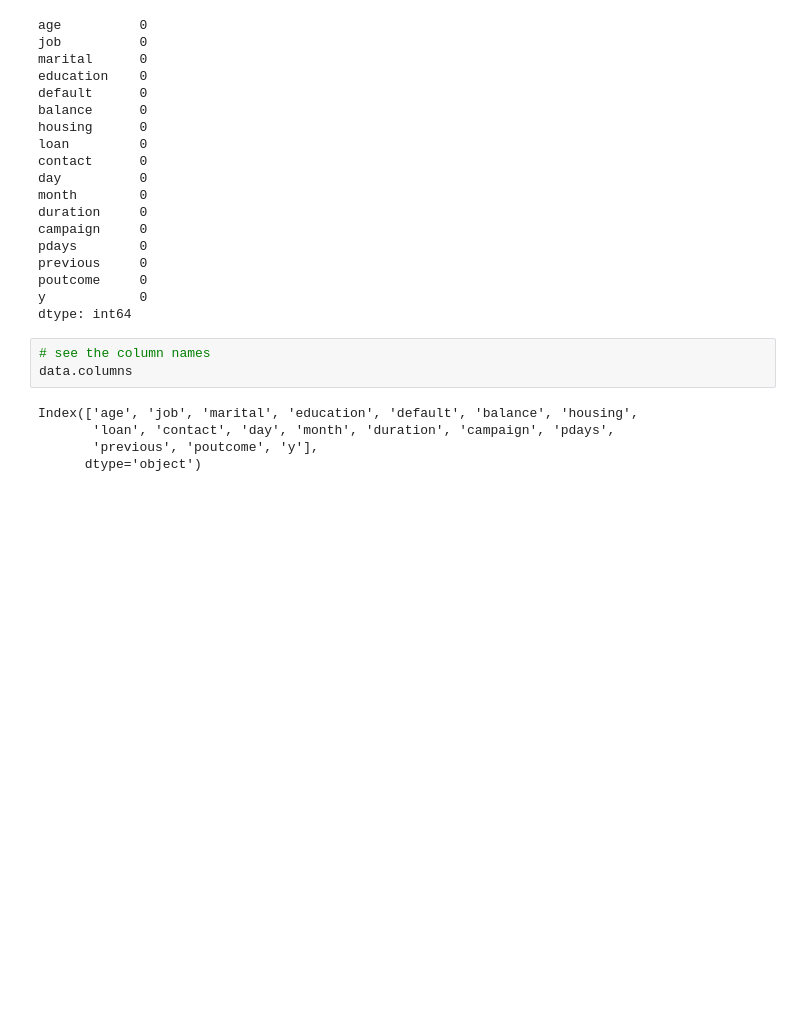
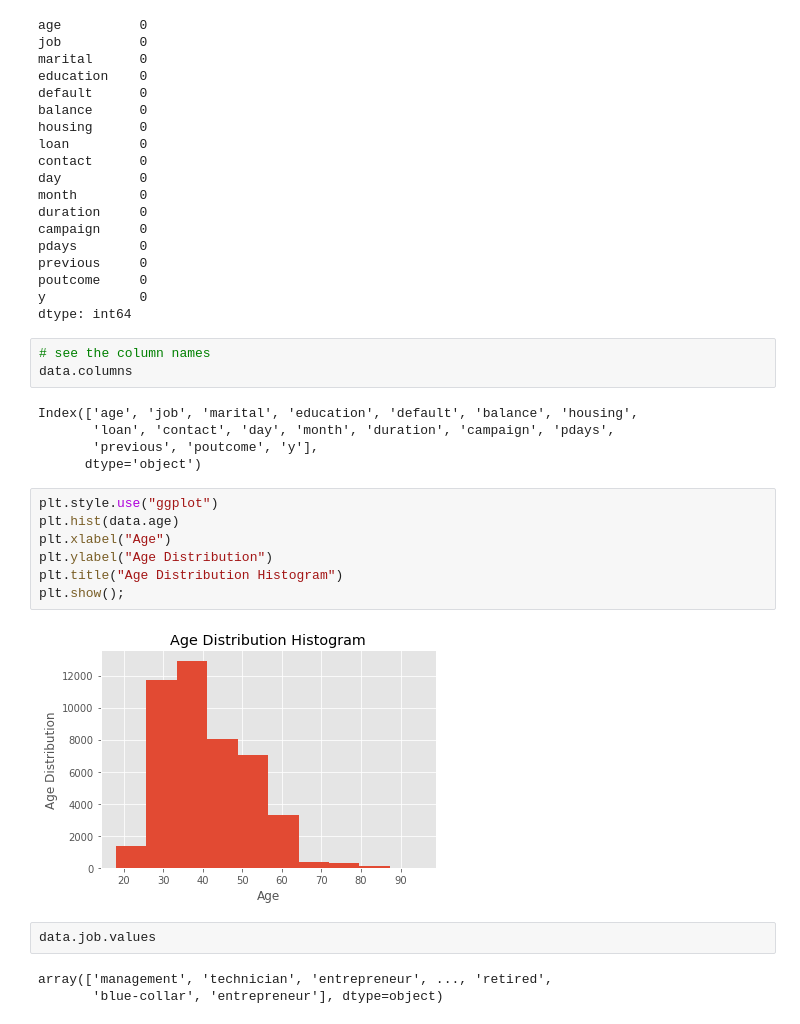
Before and after one commit to Coyote-Schmoyote/marketing-analysis-project, a Jupyter notebook: marketing_analysis_project.ipynb, the cells around one changed output. Saved outputs shown, nothing was run; the diff lists cells and outputs as text; blank space fills up the shorter version.

```diff
--- a/marketing_analysis_project.ipynb
+++ b/marketing_analysis_project.ipynb
@@ -177,3 +184,17 @@ Index(['age', 'job', 'marital', 'education', 'default', 'balance', 'housing',
        'loan', 'contact', 'day', 'month', 'duration', 'campaign', 'pdays',
        'previous', 'poutcome', 'y'],
       dtype='object')
+# %%
+plt.style.use("ggplot")
+plt.hist(data.age)
+plt.xlabel("Age")
+plt.ylabel("Age Distribution")
+plt.title("Age Distribution Histogram")
+plt.show();
+# %% [output]
+[figure, added]
+# %%
+data.job.values
+# %% [output]
+array(['management', 'technician', 'entrepreneur', ..., 'retired',
+       'blue-collar', 'entrepreneur'], dtype=object)
```
Also changed, not shown: parts of 8 cells of this notebook.
